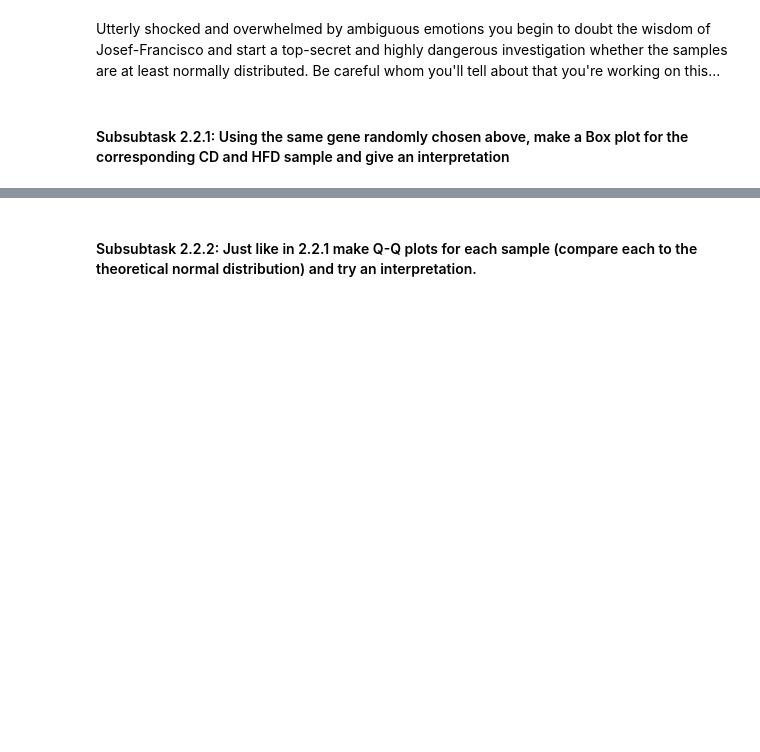
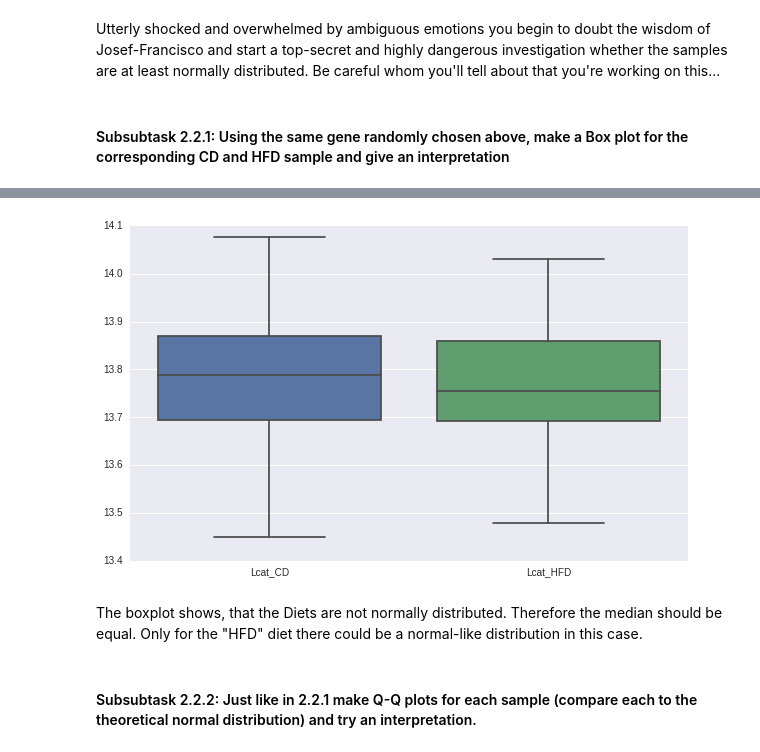
Before and after one commit to MeeNot/Integrated_Bioinformatics, a Jupyter notebook: notebooks/DayX_DE_Analysis.ipynb, the cells around one changed output, grey strips where cells are left out. Saved outputs shown, nothing was run; the diff lists cells and outputs as text; code cells hidden in the pictures; blank space fills up the shorter version.

```diff
--- a/notebooks/DayX_DE_Analysis.ipynb
+++ b/notebooks/DayX_DE_Analysis.ipynb
@@ -169,3 +259,8 @@ Josef-Francisco Del-Marre-Doyle, famous and visionary president of the Internati
 Utterly shocked and overwhelmed by ambiguous emotions you begin to doubt the wisdom of Josef-Francisco and start a top-secret and highly dangerous investigation whether the samples are at least normally distributed. Be careful whom you'll tell about that you're working on this...
 # %% [markdown]
 #### Subsubtask 2.2.1: Using the same gene randomly chosen above, make a Box plot for the corresponding CD and HFD sample and give an interpretation
+# %%
+r1.rename(index={"Lcat" : "Lcat_CD"}, inplace=True)
+r2.rename(index={"Lcat" : "Lcat_HFD"}, inplace=True)
+df_re = r1.join(r2,how="outer")
+df_re
@@ -172,2 +272,10 @@ Utterly shocked and overwhelmed by ambiguous emotions you begin to doubt the wis
+# %%
+plt.figure(figsize=(10,6), dpi=80)
+sns.boxplot(df_re.T, order=["Lcat_CD", "Lcat_HFD"])
+plt.show()
+# %% [output]
+[figure, added]
+# %% [markdown]
+The boxplot shows, that the Diets are not normally distributed. Therefore the median should be equal. Only for the "HFD" diet there could be a normal-like distribution in this case.
 # %% [markdown]
 #### Subsubtask 2.2.2: Just like in 2.2.1 make Q-Q plots for each sample (compare each to the theoretical normal distribution) and try an interpretation.
```
Also changed, not shown: parts of 39 cells of this notebook.
